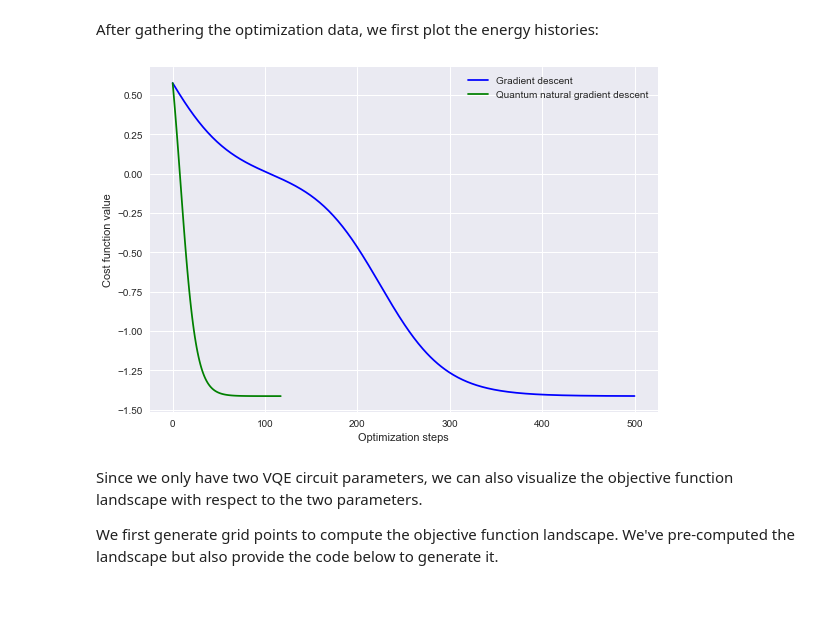
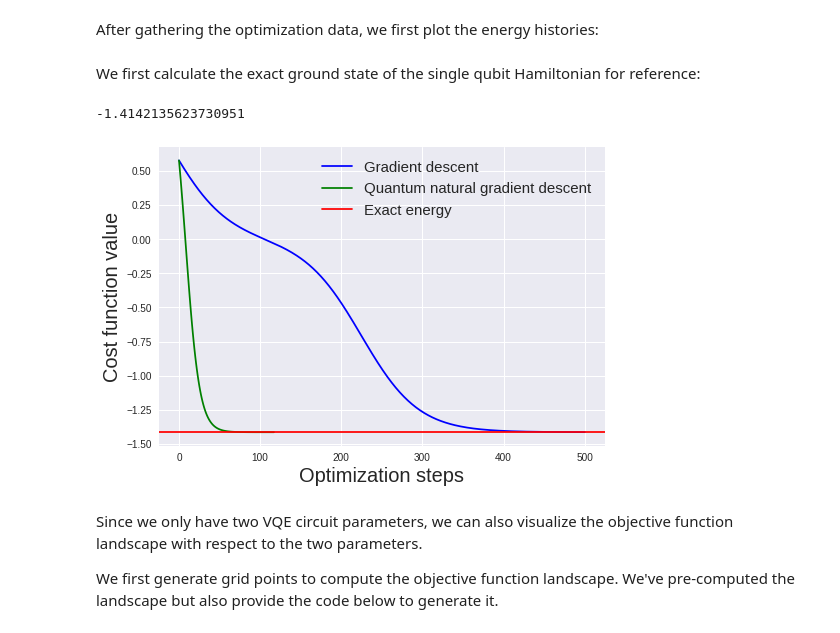
Before and after one commit to hsim13372/quantum_natural_gradient, a Jupyter notebook: single_qubit_vqe/single_qubit_rotations.ipynb, the cells around one changed output. Cells and saved outputs as stored; diff of their text form; code cells hidden in the pictures; blank space fills up the shorter version.

Commit message:
add ground state for single qubit example

```diff
--- a/single_qubit_vqe/single_qubit_rotations.ipynb
+++ b/single_qubit_vqe/single_qubit_rotations.ipynb
@@ -105,19 +105,35 @@ qng_params = np.array(qng_params)
 qng_states = np.array(qng_states)
 # %% [markdown]
 After gathering the optimization data, we first plot the energy histories:
+# %% [markdown]
+We first calculate the exact ground state of the single qubit Hamiltonian for reference:
+# %%
+paulix = np.array([[0,1], [1,0]])
+pauliz = np.array([[1,0], [0,-1]])
+
+qubit_hamiltonian = np.add(paulix, pauliz)
+
+exact_energy = np.linalg.eigvals(qubit_hamiltonian)[1]
+print(exact_energy)
+# %% [output]
+-1.4142135623730951
 # %%
 # Track energy history for both optimization methods
 plt.style.use("seaborn")
+ax = plt.axes()
 
 plt.plot(gd_energies, "b", label="Gradient descent")
 plt.plot(qng_energies, "g", label="Quantum natural gradient descent")
 
-plt.ylabel("Cost function value")
-plt.xlabel("Optimization steps")
-plt.legend()
-plt.tight_layout()
+plt.ylabel("Cost function value", fontsize=20)
+plt.xlabel("Optimization steps", fontsize=20)
+
+ax.axhline(y=exact_energy, label='Exact energy', color='r')
+
+plt.legend(fontsize=15)
+plt.show()
 # %% [output]
-[figure, old version]
+[figure, new version]
 # %% [markdown]
 Since we only have two VQE circuit parameters, we can also visualize the objective function landscape with respect to the two parameters.
 
```
Also changed, not shown: parts of 1 cell of this notebook, 1 other file.
